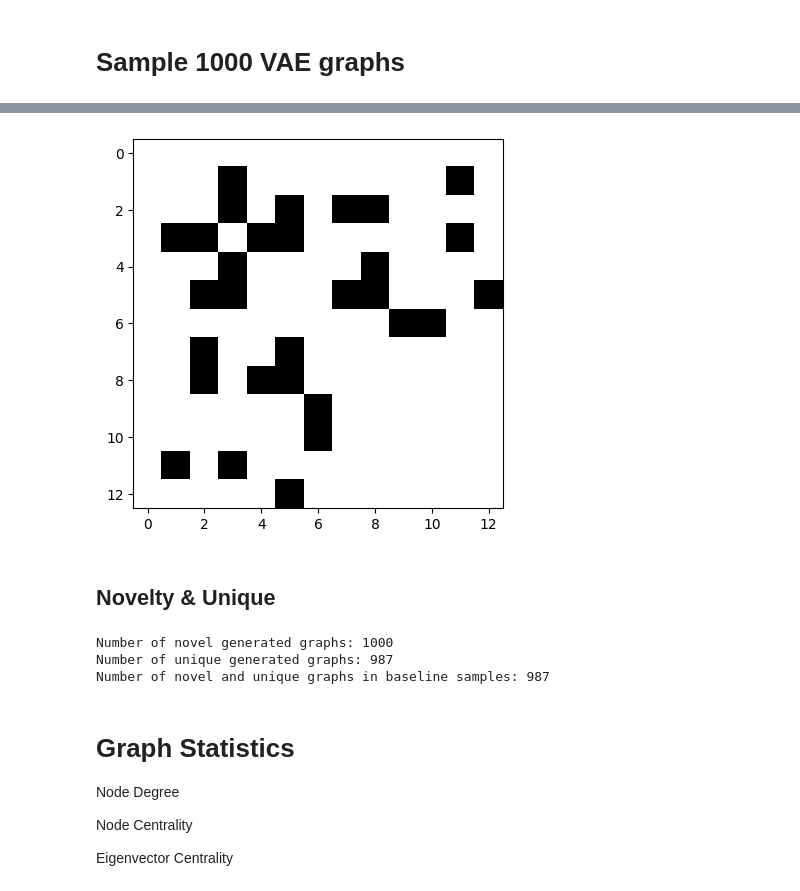
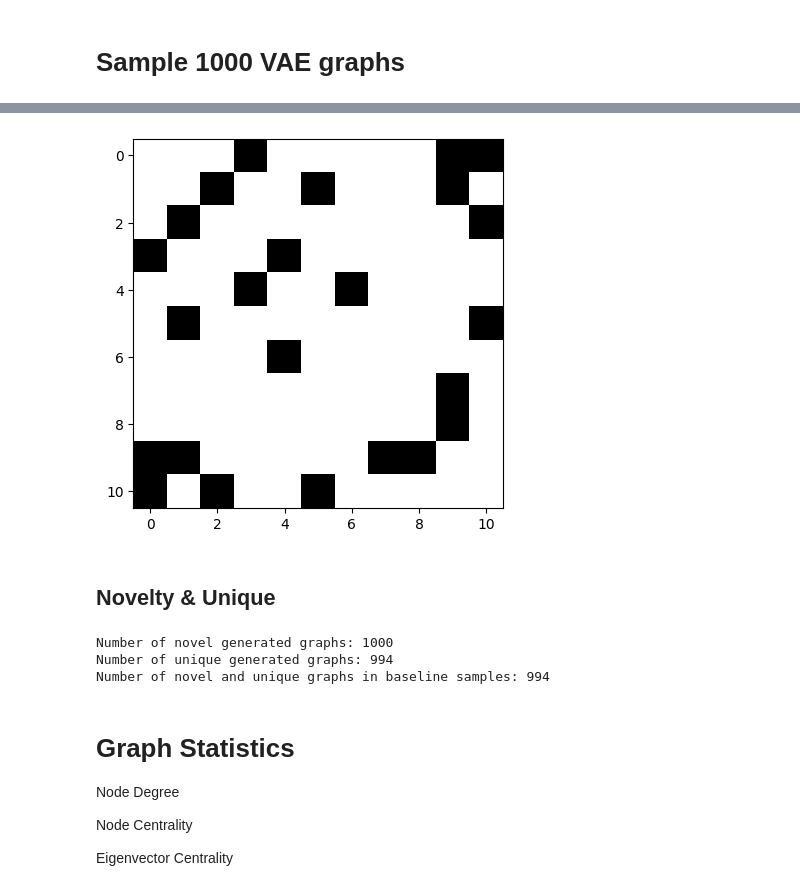
Before and after one commit to Neismo/AML, a Jupyter notebook: project3/notebookVAEGraph.ipynb, the cells around one changed output, grey strips where cells are left out. Cells and saved outputs as stored; diff of their text form; code cells hidden in the pictures.

```diff
--- a/project3/notebookVAEGraph.ipynb
+++ b/project3/notebookVAEGraph.ipynb
@@ -31,9 +50,9 @@ for i in range(1000):
 # %%
 from matplotlib import pyplot as plt
-plt.imshow(nx.to_numpy_array(vae_graphs[5]), cmap="Greys", vmin=0, vmax=1)
+plt.imshow(nx.to_numpy_array(valid_vae_graphs[0]), cmap="Greys", vmin=0, vmax=1)
 plt.show()
 # %% [output]
-[figure, old version]
+[figure, new version]
 # %% [markdown]
 ## Novelty & Unique
 # %%
@@ -42,8 +61,8 @@ unique_hashes = set()
 
 novel_and_unique = []
 
-for sample in vae_graphs:
-    sample_hash = weisfeiler_lehman_graph_hash(sample, iterations=20)
+for sample in valid_vae_graphs:
+    sample_hash = weisfeiler_lehman_graph_hash(sample, iterations=100)
     if sample_hash in GC.hashes:
         print("Found a duplicate graph in the baseline samples!")
     else:
@@ -57,8 +76,8 @@ print(f"Number of unique generated graphs: {len(unique_hashes)}")
 print(f"Number of novel and unique graphs in baseline samples: {len(novel_and_unique)}")
 # %% [output]
 Number of novel generated graphs: 1000
-Number of unique generated graphs: 987
-Number of novel and unique graphs in baseline samples: 987
+Number of unique generated graphs: 994
+Number of novel and unique graphs in baseline samples: 994
 # %% [markdown]
 # Graph Statistics
 
```
Also changed, not shown: parts of 2 cells of this notebook, 1 other file.
